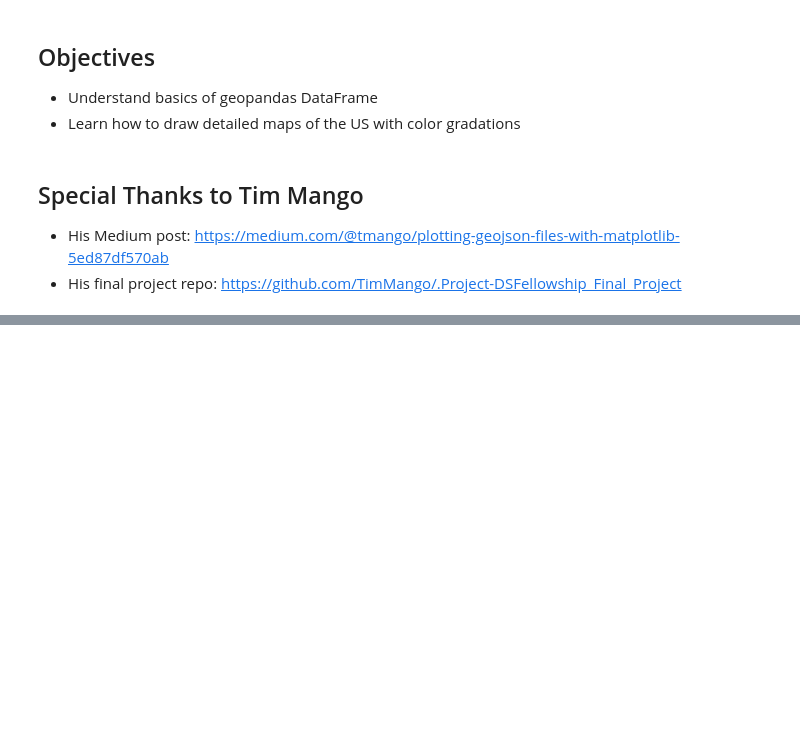
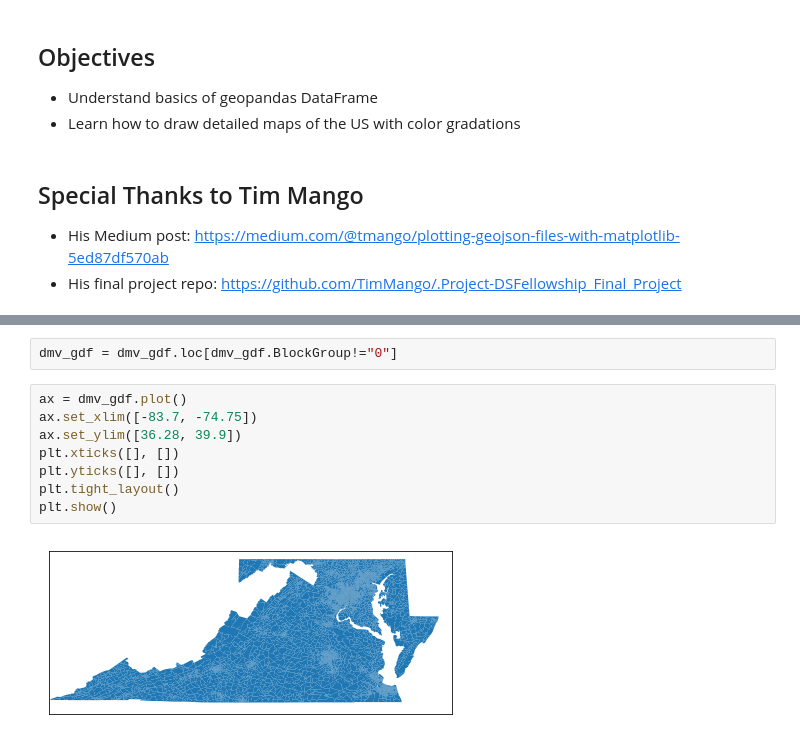
Before and after one commit to keita-dc/GeographicalVisualization, a Jupyter notebook: geographical_visualization.ipynb, the cells around one changed output, grey strips where cells are left out. Cells and saved outputs as stored; diff of their text form; blank space fills up the shorter version.

```diff
--- a/geographical_visualization.ipynb
+++ b/geographical_visualization.ipynb
@@ -42,0 +61,12 @@ gpd.read_file("data/va.csv")
+# %%
+dmv_gdf = dmv_gdf.loc[dmv_gdf.BlockGroup!="0"]
+# %%
+ax = dmv_gdf.plot()
+ax.set_xlim([-83.7, -74.75])
+ax.set_ylim([36.28, 39.9])
+plt.xticks([], [])
+plt.yticks([], [])
+plt.tight_layout()
+plt.show()
+# %% [output]
+[figure, added]
```
Also changed, not shown: parts of 19 cells of this notebook.
